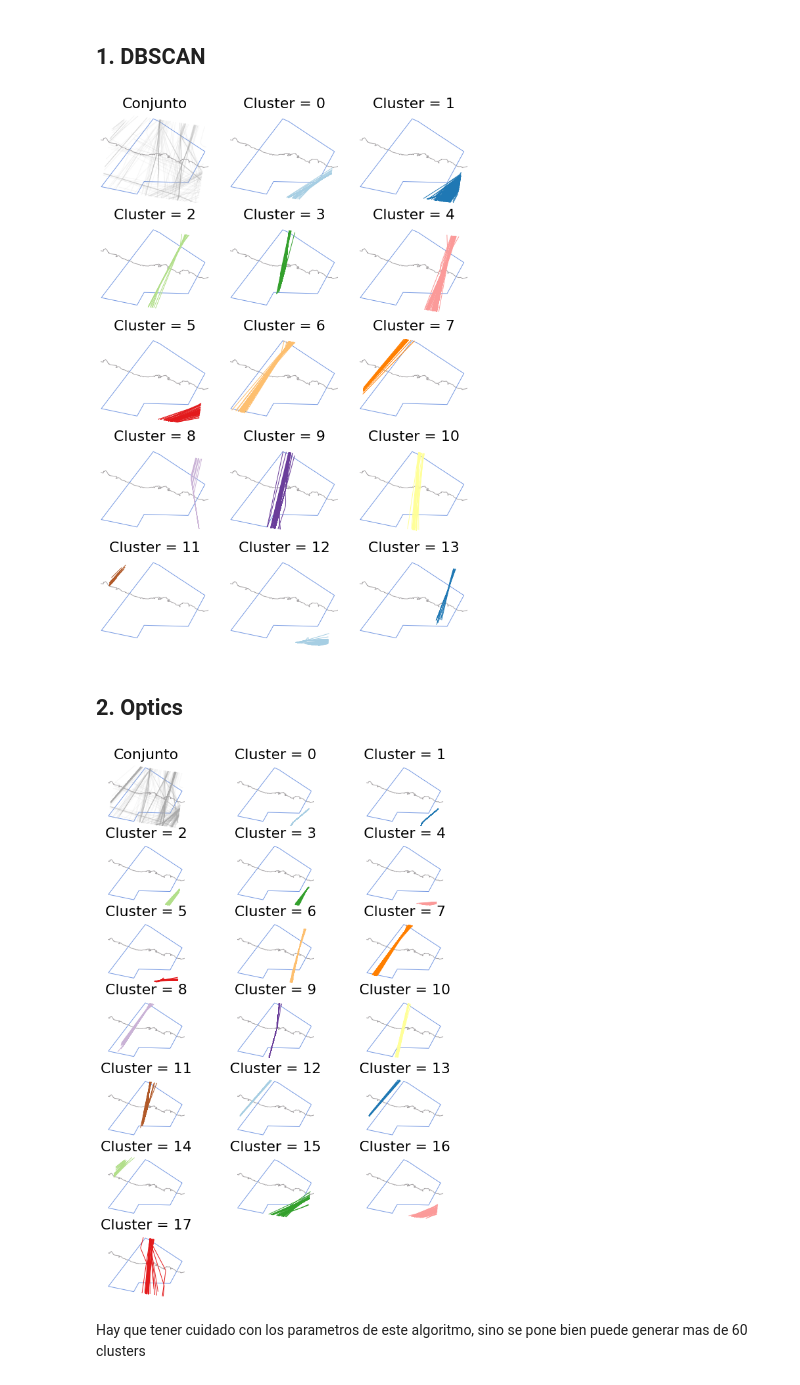
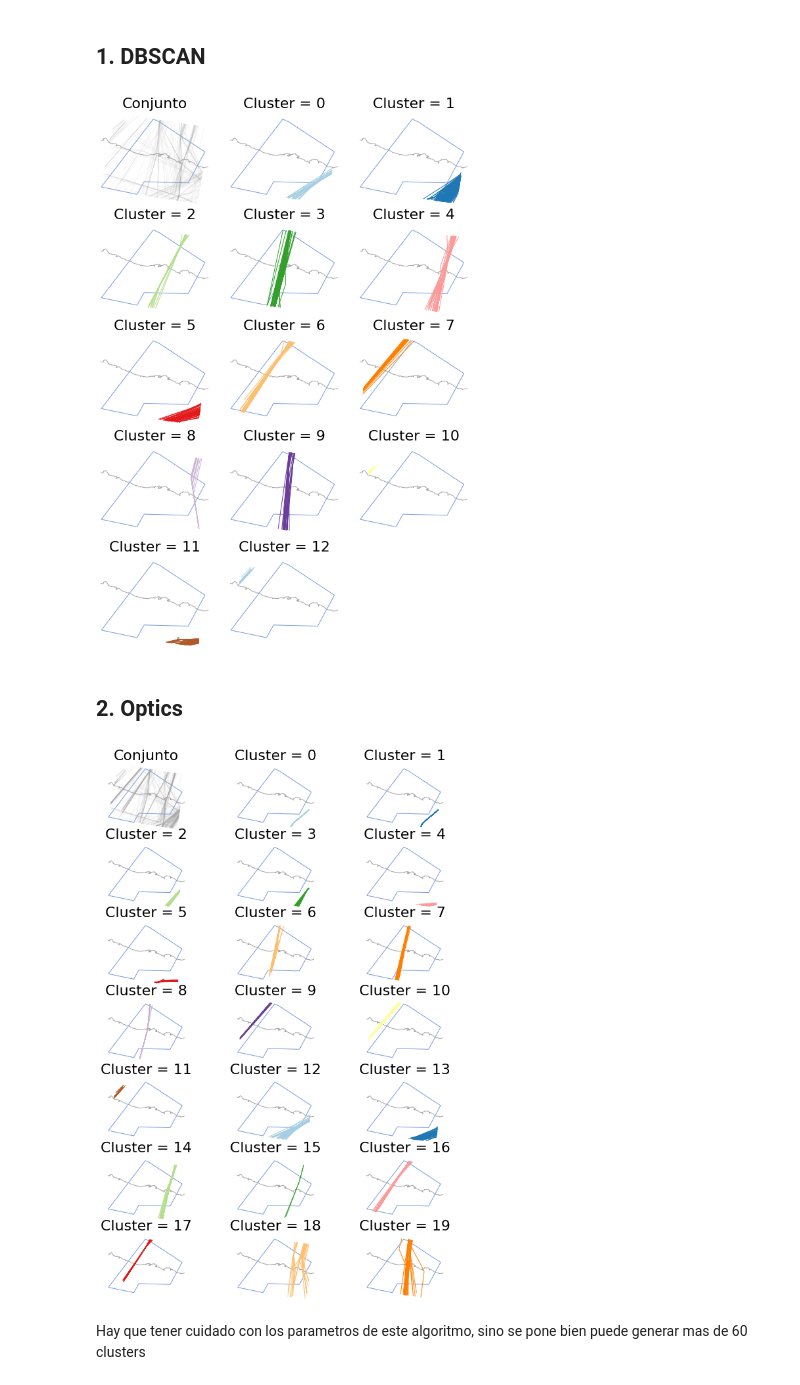
Before and after one commit to jaimebw/tfg, a Jupyter notebook: libros/cluster.ipynb, the cells around one changed output. Drawn from its saved outputs; the diff is of its cells as text; code cells hidden in the pictures.

```diff
--- a/libros/cluster.ipynb
+++ b/libros/cluster.ipynb
@@ -7,8 +7,8 @@ from biblio_herramienta.herramienta import *
 from biblio_herramienta.tratardatos import *
 # %%
 carpetaDatos = r'datos_sectores/' # carpeta que contiene los datos
-nombreDatos = "datos_filtrados.csv"
+nombreDatos = "datos_filtrados_def.csv"
 
-vuelos = cargardatosfiltrados(carpetaDatos,nombreDatos)
+vuelos = cargardatos(carpetaDatos,nombreDatos)
 vuelos
 # %% [output]
@@ -57,9 +57,9 @@ vuelos_dbscan = vuelos_un.clustering(
     transform=StandardScaler(), # lo que hace esto es escalar los datos dentro de una distribuciñ¡ón Gausiana
 ).fit_predict()
 # %%
-representarcluster(vuelos_dbscan,"cluster_dbscan.png")
+representarcluster(vuelos_dbscan,"cluster_dbscan.png","imagenes_cluster/")
 # %% [output]
-[figure, old version]
+[figure, new version]
 # %% [markdown]
 ## 2. Optics
 # %%
@@ -71,9 +71,9 @@ vuelos_optics = vuelos_un.clustering(
     clustering = OPTICS(min_samples=20, eps = 0.5)
 ).fit_predict()
 # %%
-representarcluster(vuelos_optics,"cluster_optics.png")
+representarcluster(vuelos_optics,"cluster_optics.png","imagenes_cluster/")
 # %% [output]
-[figure, old version]
+[figure, new version]
 # %% [markdown]
 Hay que tener cuidado con los parametros de este algoritmo, sino se pone bien puede generar mas de 60 clusters
 # %% [markdown]
```
Also changed, not shown: parts of 3 cells of this notebook.
